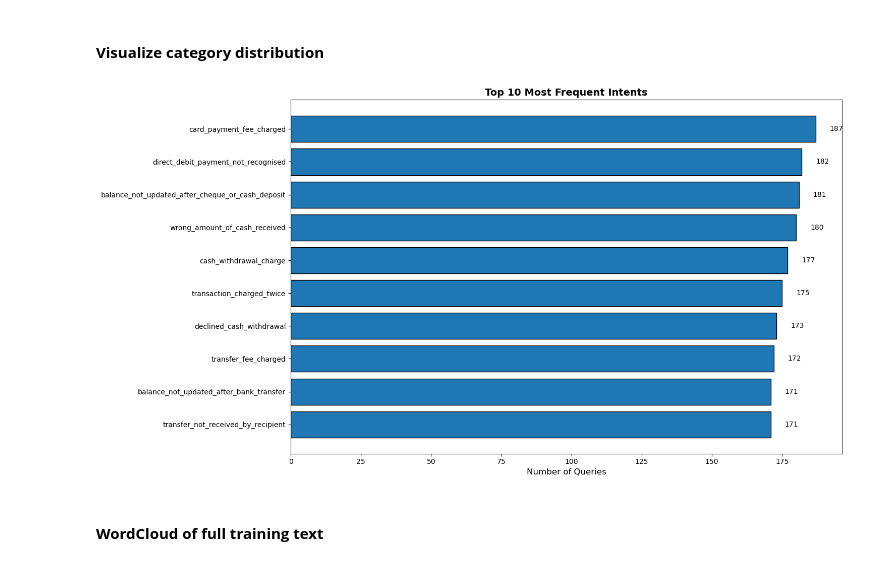
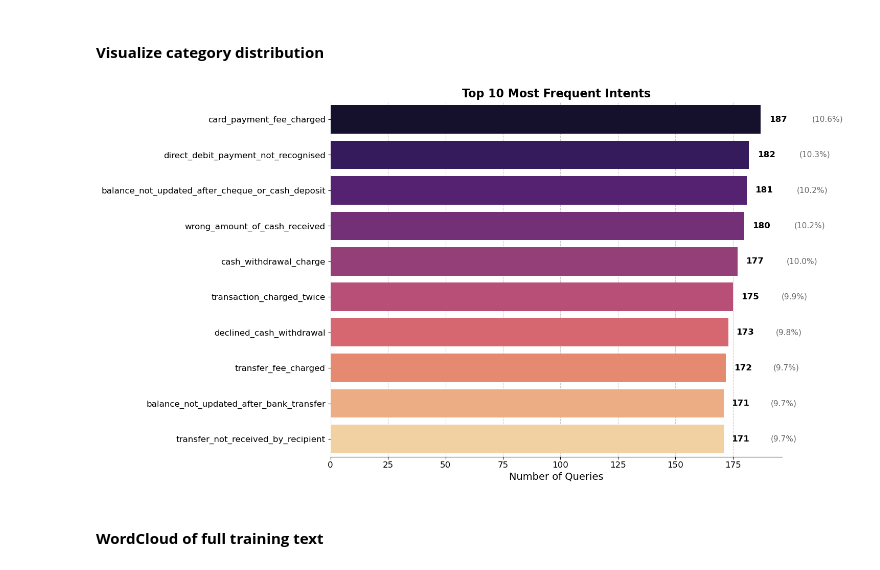
Before and after one commit to Daniel-Muruthi/finquery, a Jupyter notebook: index.ipynb, the cells around one changed output. Saved outputs shown, nothing was run; the diff lists cells and outputs as text; code cells hidden in the pictures.

```diff
--- a/index.ipynb
+++ b/index.ipynb
@@ -163,22 +183,69 @@ Name: count, dtype: int64
 # %%
 # Intent categories by frequency
 
+# Ensure data is sorted
+category_counts = category_counts.sort_values(ascending=False)
+
 plt.figure(figsize=(15, 8))
-bars = plt.barh(category_counts.index, category_counts.values, edgecolor='black')
-plt.gca().invert_yaxis()  # Highest counts on top
-plt.xlabel("Number of Queries", fontsize=12)
-plt.title("Top 10 Most Frequent Intents", fontsize=14, fontweight='bold')
-plt.xticks(fontsize=10)
-plt.yticks(fontsize=10)
-# Annotate each bar
-for bar in bars:
-    width = bar.get_width()
-    plt.text(width + 5, bar.get_y() + bar.get_height() / 2,
-             f'{int(width)}', va='center', fontsize=10)
+
+# Use seaborn barplot with the 'magma' palette
+# Pass the properly sorted index to the 'order' parameter
+ax = sns.barplot(
+    x=category_counts.values,
+    y=category_counts.index,
+    palette='magma',
+    order=category_counts.index  # This works because category_counts is now properly sorted
+)
+
+# No need to invert y-axis as the data is already in descending order and
+# seaborn plots from top to bottom by default
+
+# Add title and axis labels with styling
+ax.set_title("Top 10 Most Frequent Intents", fontsize=16, fontweight='bold')
+ax.set_xlabel("Number of Queries", fontsize=14)
+ax.set_ylabel("")  # no label on the y-axis
+
+# Improve the overall styling
+ax.spines['top'].set_visible(False)
+ax.spines['right'].set_visible(False)
+ax.spines['left'].set_visible(False)
+ax.grid(axis='x', linestyle='--', alpha=0.7)
+ax.set_axisbelow(True)
+
+# Increase tick label font size
+ax.tick_params(axis='x', labelsize=12)
+ax.tick_params(axis='y', labelsize=12)
+
+# Annotate each bar with its count
+for p in ax.patches:
+    width = p.get_width()
+    ax.text(
+        width + width * 0.02,                      # x position: slightly past the end of the bar
+        p.get_y() + p.get_height() / 2,  # y position: center of the bar
+        f'{int(width):,}',                # text to display with comma formatting
+        va='center',
+        fontsize=12,
+        fontweight='bold'
+    )
+
+# Add percentage
+total = category_counts.sum()
+for i, p in enumerate(ax.patches):
+    width = p.get_width()
+    percentage = (width / total) * 100
+    ax.text(
+        width + width * 0.12,
+        p.get_y() + p.get_height() / 2,
+        f'({percentage:.1f}%)',
+        va='center',
+        fontsize=11,
+        color='#666666'
+    )
+
 plt.tight_layout()
 plt.show();
 # %% [output]
-[figure, old version]
+[figure, new version]
 # %% [markdown]
 #### **WordCloud of full training text**
 # %%
```
Also changed, not shown: parts of 14 cells of this notebook, 2 other files.
